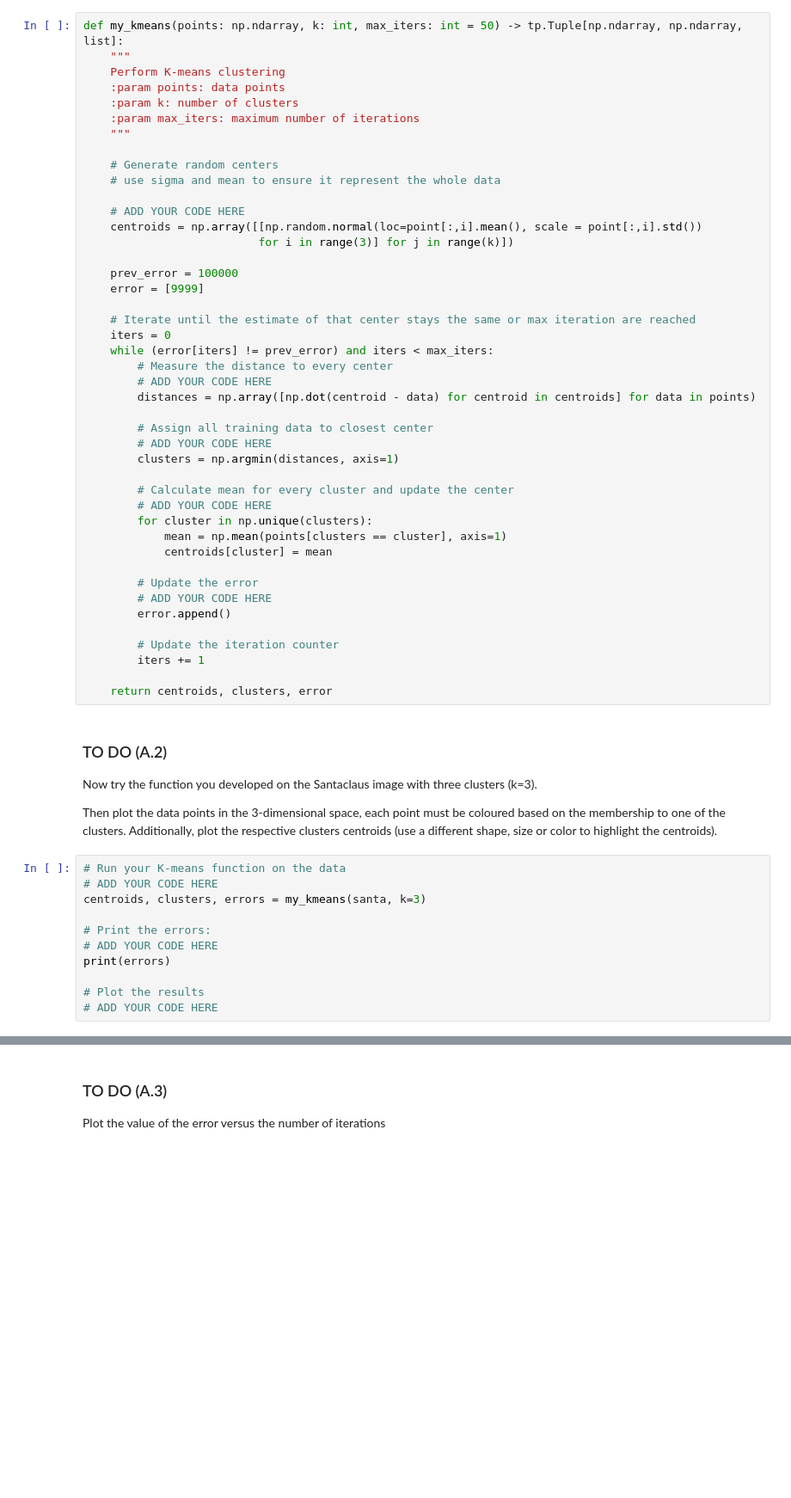
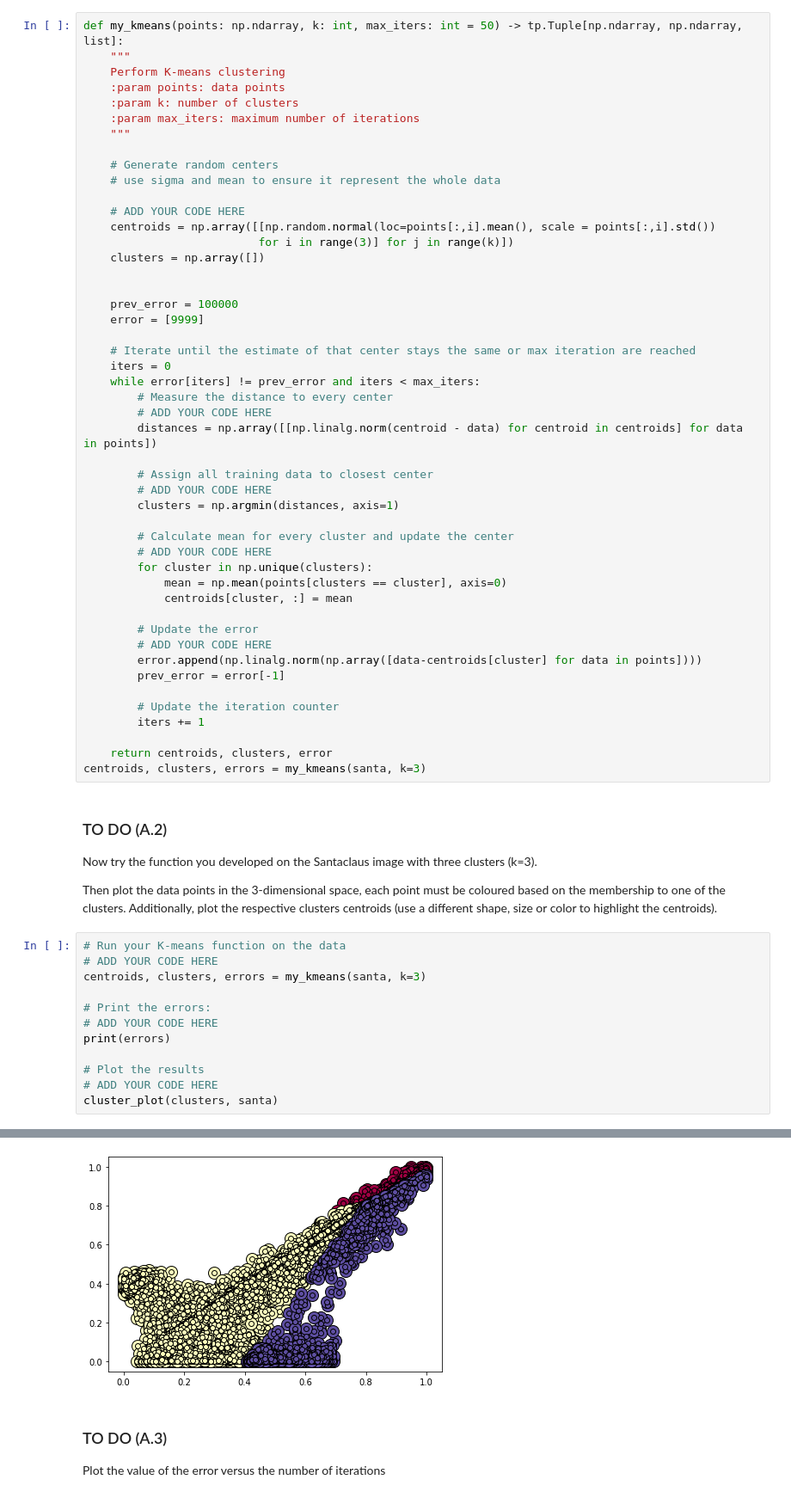
Before and after one commit to T3X3K/machineLearning, a Jupyter notebook: assignment_lab03.ipynb, the cells around one changed output, grey strips where cells are left out. Shown: that part at 86% size. Cells and saved outputs as stored; diff of their text form; blank space fills up the shorter version.

```diff
--- a/assignment_lab03.ipynb
+++ b/assignment_lab03.ipynb
@@ -253,18 +255,20 @@ def my_kmeans(points: np.ndarray, k: int, max_iters: int = 50) -> tp.Tuple[np.nd
     # use sigma and mean to ensure it represent the whole data
 
     # ADD YOUR CODE HERE
-    centroids = np.array([[np.random.normal(loc=point[:,i].mean(), scale = point[:,i].std())
+    centroids = np.array([[np.random.normal(loc=points[:,i].mean(), scale = points[:,i].std())
                           for i in range(3)] for j in range(k)])
+    clusters = np.array([])
+
 
     prev_error = 100000
     error = [9999]
 
     # Iterate until the estimate of that center stays the same or max iteration are reached
     iters = 0
-    while (error[iters] != prev_error) and iters < max_iters:
+    while error[iters] != prev_error and iters < max_iters:
         # Measure the distance to every center
         # ADD YOUR CODE HERE
-        distances = np.array([np.dot(centroid - data) for centroid in centroids] for data in points)
+        distances = np.array([[np.linalg.norm(centroid - data) for centroid in centroids] for data in points])
 
         # Assign all training data to closest center
         # ADD YOUR CODE HERE
@@ -273,17 +277,19 @@ def my_kmeans(points: np.ndarray, k: int, max_iters: int = 50) -> tp.Tuple[np.nd
         # Calculate mean for every cluster and update the center
         # ADD YOUR CODE HERE
         for cluster in np.unique(clusters):
-            mean = np.mean(points[clusters == cluster], axis=1)
-            centroids[cluster] = mean
+            mean = np.mean(points[clusters == cluster], axis=0)
+            centroids[cluster, :] = mean
 
         # Update the error
         # ADD YOUR CODE HERE
-        error.append()
+        error.append(np.linalg.norm(np.array([data-centroids[cluster] for data in points])))
+        prev_error = error[-1]
 
         # Update the iteration counter
         iters += 1
 
     return centroids, clusters, error
+centroids, clusters, errors = my_kmeans(santa, k=3)
 # %% [markdown]
 ### TO DO (A.2)
 
@@ -301,3 +307,5 @@ print(errors)
 
 # Plot the results
 # ADD YOUR CODE HERE
+cluster_plot(clusters, santa)
+# %% [output]
@@ -304,3 +313,4 @@ print(errors)
+[figure, added]
 # %% [markdown]
 ### TO DO (A.3)
 Plot the value of the error versus the number of iterations
```
Also changed, not shown: parts of 5 cells of this notebook, 12 other files.
